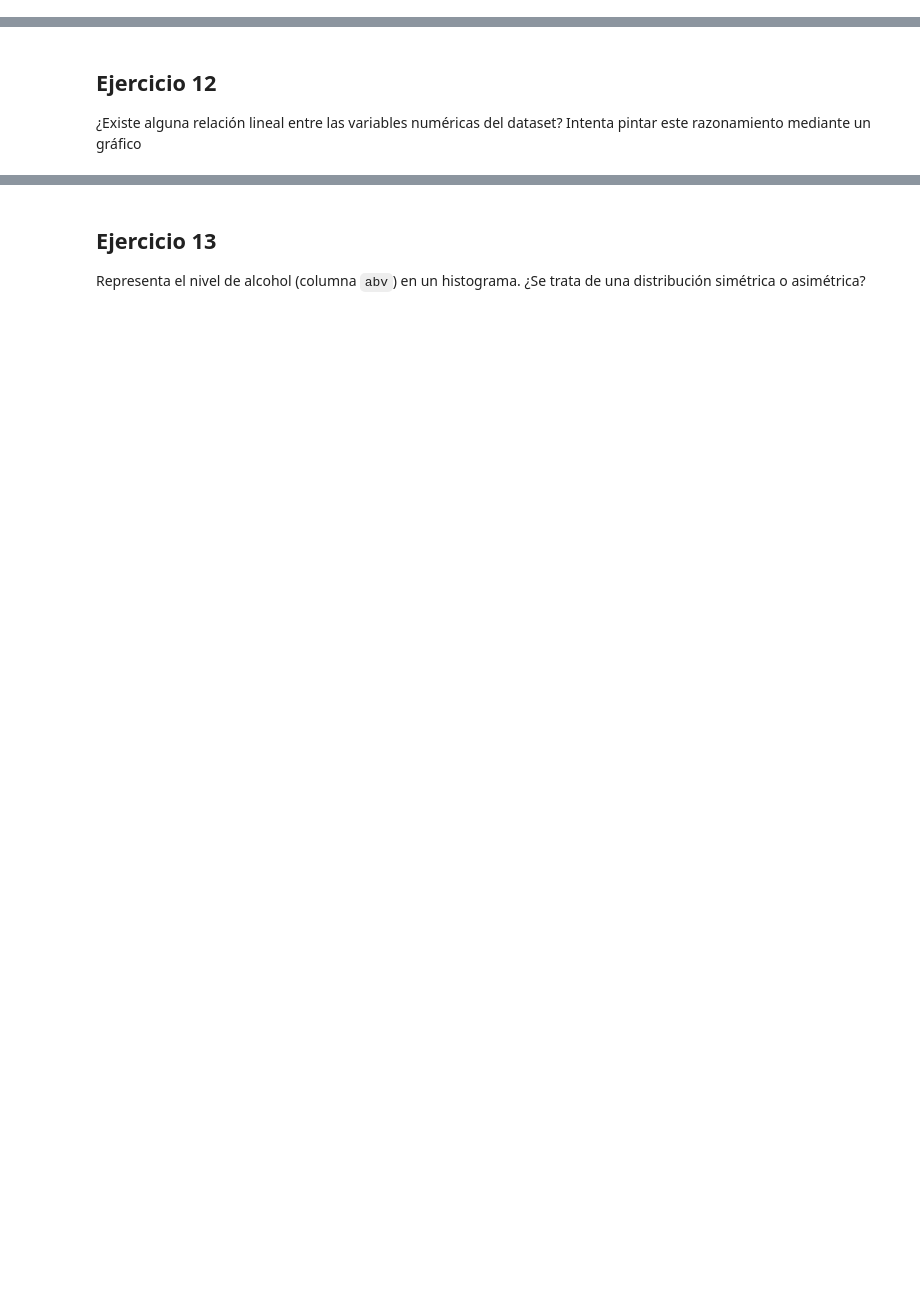
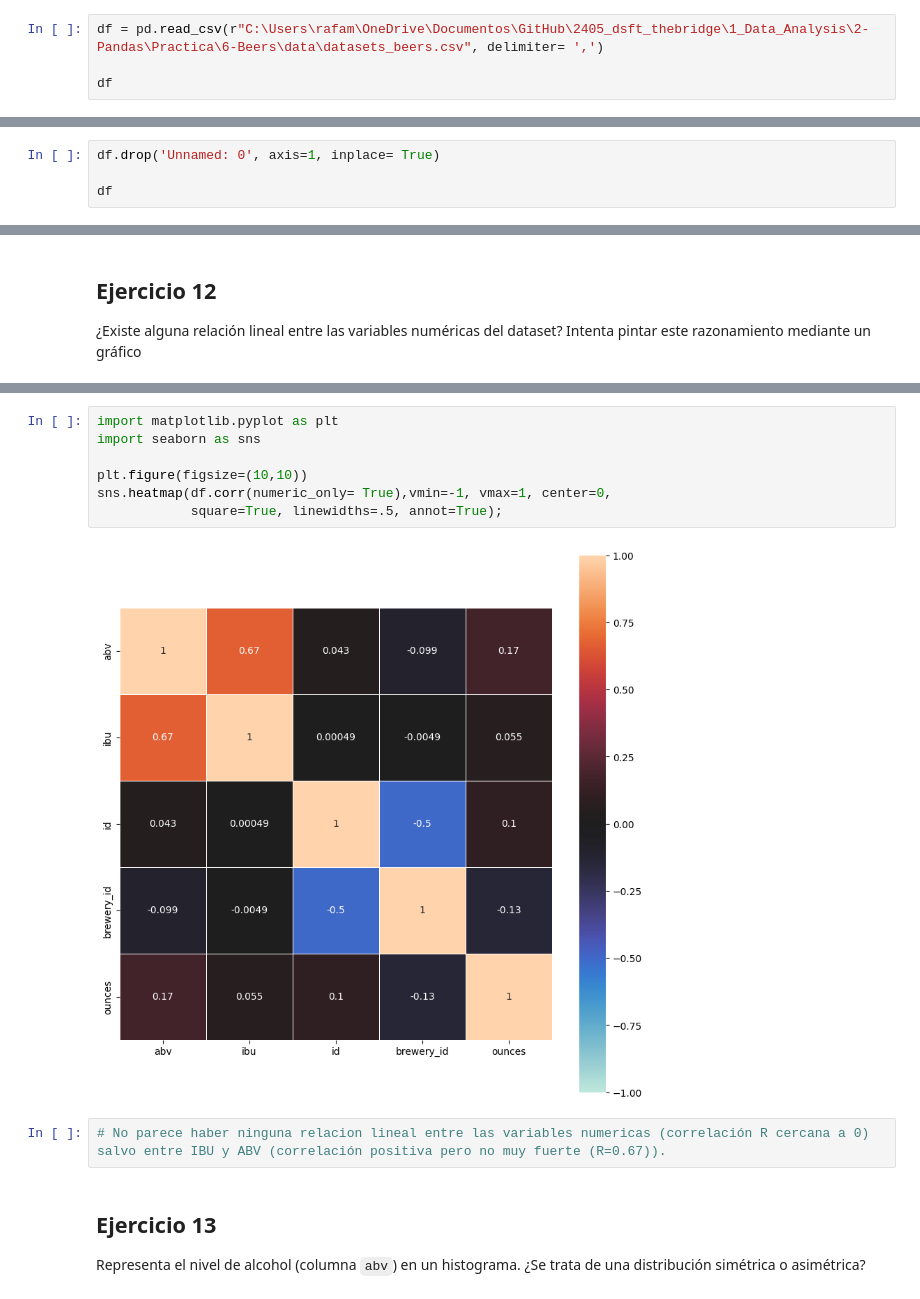
Before and after one commit to rafamd1/mi_copia_dsftmayo24semana1.1, a Jupyter notebook: semana 2/2-Pandas/Practica/6-Beers/birras_repaso.ipynb, the cells around one changed output, grey strips where cells are left out. Cells and saved outputs as stored; diff of their text form; blank space fills up the shorter version.

```diff
--- a/semana 2/2-Pandas/Practica/6-Beers/birras_repaso.ipynb
+++ b/semana 2/2-Pandas/Practica/6-Beers/birras_repaso.ipynb
@@ -12,3 +24,7 @@ Importa las librerias que consideres
 2. Imprime por pantalla los primeros registros.
 3. ¿Cuáles son sus columnas?
 4. ¿Qué dimensiones tiene el DataFrame?
+# %%
+df = pd.read_csv(r"C:\Users\rafam\OneDrive\Documentos\GitHub\2405_dsft_thebridge\1_Data_Analysis\2-Pandas\Practica\6-Beers\data\datasets_beers.csv", delimiter= ',')
+
+df
@@ -15,3 +60,7 @@ Importa las librerias que consideres
 # %% [markdown]
 ## Ejercicio 3
 [Elimina la columna "Unnamed: 0"](https://pandas.pydata.org/pandas-docs/stable/reference/api/pandas.DataFrame.drop.html)
+# %%
+df.drop('Unnamed: 0', axis=1, inplace= True)
+
+df
@@ -51,3 +281,14 @@ No queda muy claro cuánto de dispar, de dispersa, es la medida de IBU. Mediante
+# %%
+import matplotlib.pyplot as plt
+import seaborn as sns
+
+plt.figure(figsize=(10,10))
+sns.heatmap(df.corr(numeric_only= True),vmin=-1, vmax=1, center=0,
+            square=True, linewidths=.5, annot=True);
+# %% [output]
+[figure, added]
+# %%
+# No parece haber ninguna relacion lineal entre las variables numericas (correlación R cercana a 0) salvo entre IBU y ABV (correlación positiva pero no muy fuerte (R=0.67)).
 # %% [markdown]
 ## Ejercicio 13
 Representa el nivel de alcohol (columna `abv`) en un histograma. ¿Se trata de una distribución simétrica o asimétrica?
```
Also changed, not shown: parts of 60 cells of this notebook.
